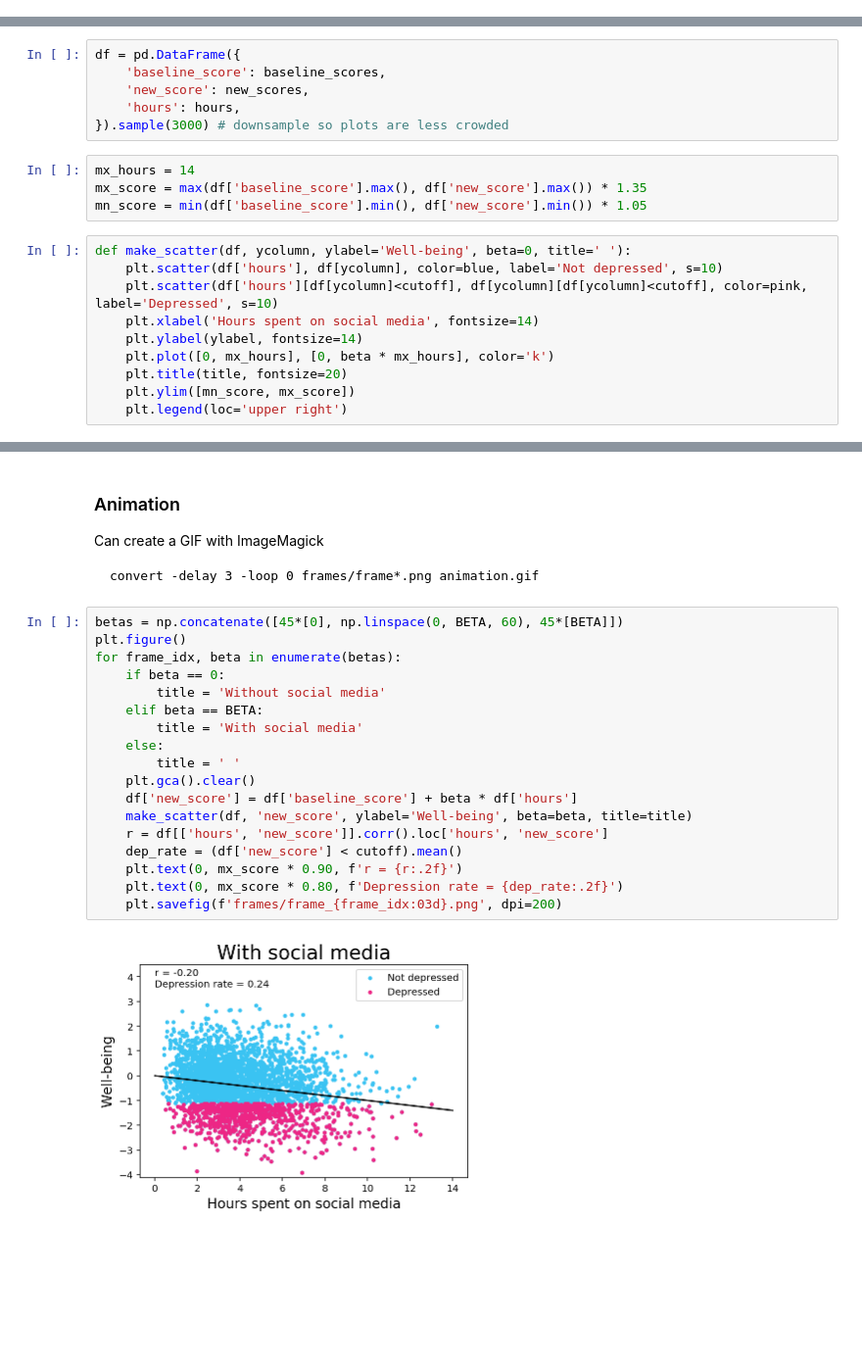
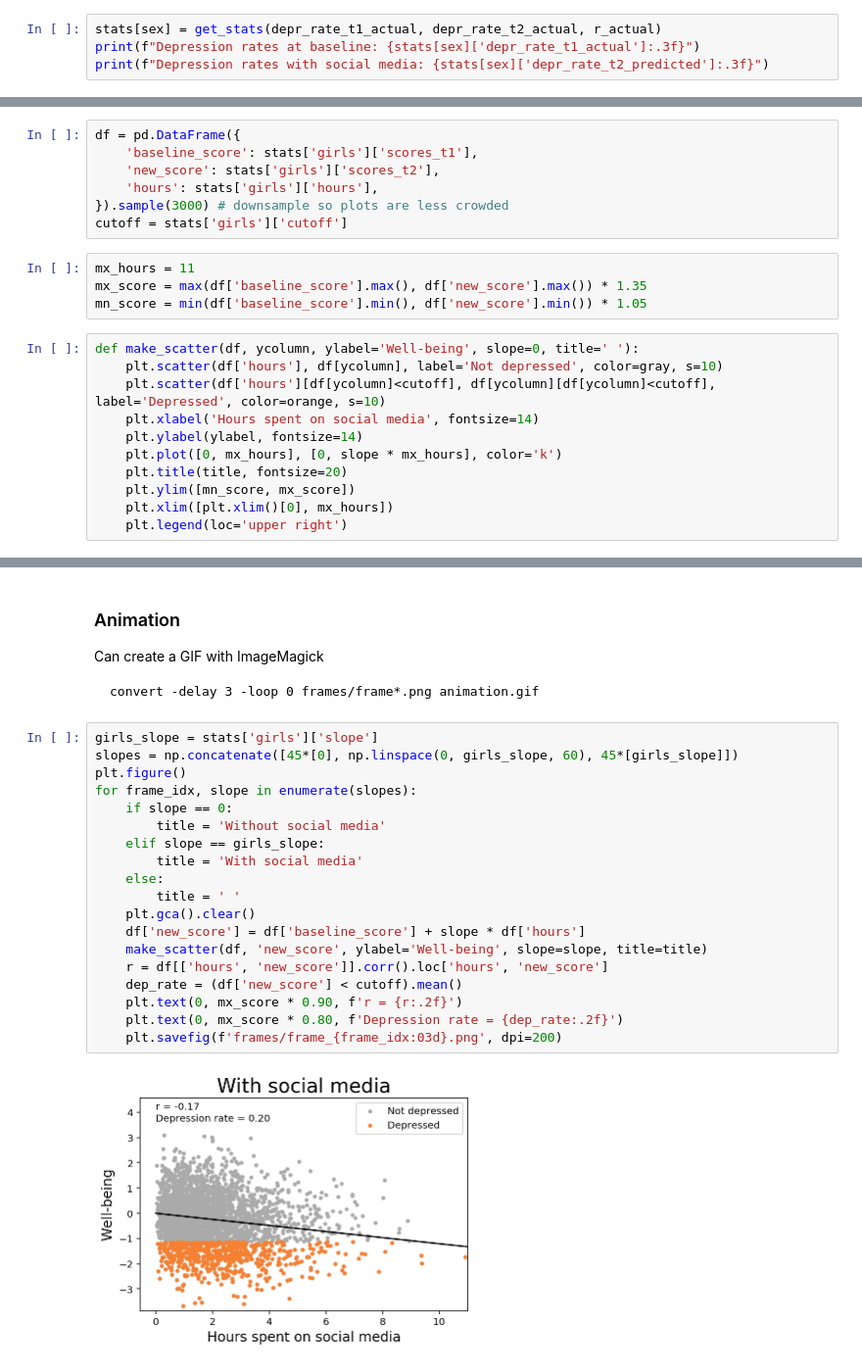
Before and after one commit to csaid/teen-depression-and-social-media, a Jupyter notebook: Teen mental health and social media – Back of the envelope calculations.ipynb, the cells around one changed output, grey strips where cells are left out. Shown: that part at 98% size. Cells and saved outputs as stored; diff of their text form; blank space fills up the shorter version.

````diff
--- a/Teen mental health and social media – Back of the envelope calculations.ipynb
+++ b/Teen mental health and social media – Back of the envelope calculations.ipynb
@@ -67,0 +141,4 @@ Depression rates with social media: 0.24
+# %%
+stats[sex] = get_stats(depr_rate_t1_actual, depr_rate_t2_actual, r_actual)
+print(f"Depression rates at baseline: {stats[sex]['depr_rate_t1_actual']:.3f}")
+print(f"Depression rates with social media: {stats[sex]['depr_rate_t2_predicted']:.3f}")
@@ -69,23 +154,25 @@ Depression rates with social media: 0.24
 # Plots
 # %%
 df = pd.DataFrame({
-    'baseline_score': baseline_scores,
-    'new_score': new_scores,
-    'hours': hours,
+    'baseline_score': stats['girls']['scores_t1'],
+    'new_score': stats['girls']['scores_t2'],
+    'hours': stats['girls']['hours'],
 }).sample(3000) # downsample so plots are less crowded
+cutoff = stats['girls']['cutoff']
 # %%
-mx_hours = 14
+mx_hours = 11
 mx_score = max(df['baseline_score'].max(), df['new_score'].max()) * 1.35
 mn_score = min(df['baseline_score'].min(), df['new_score'].min()) * 1.05
 # %%
-def make_scatter(df, ycolumn, ylabel='Well-being', beta=0, title=' '):
-    plt.scatter(df['hours'], df[ycolumn], color=blue, label='Not depressed', s=10)
-    plt.scatter(df['hours'][df[ycolumn]<cutoff], df[ycolumn][df[ycolumn]<cutoff], color=pink, label='Depressed', s=10)
+def make_scatter(df, ycolumn, ylabel='Well-being', slope=0, title=' '):
+    plt.scatter(df['hours'], df[ycolumn], label='Not depressed', color=gray, s=10)
+    plt.scatter(df['hours'][df[ycolumn]<cutoff], df[ycolumn][df[ycolumn]<cutoff], label='Depressed', color=orange, s=10)
     plt.xlabel('Hours spent on social media', fontsize=14)
     plt.ylabel(ylabel, fontsize=14)
-    plt.plot([0, mx_hours], [0, beta * mx_hours], color='k')
+    plt.plot([0, mx_hours], [0, slope * mx_hours], color='k')
     plt.title(title, fontsize=20)
     plt.ylim([mn_score, mx_score])
+    plt.xlim([plt.xlim()[0], mx_hours])
     plt.legend(loc='upper right')
 # %% [markdown]
 ### Side-by-side plot
@@ -104,22 +191,23 @@ Can create a GIF with ImageMagick
 convert -delay 3 -loop 0 frames/frame*.png animation.gif
 ```
 # %%
-betas = np.concatenate([45*[0], np.linspace(0, BETA, 60), 45*[BETA]])
+girls_slope = stats['girls']['slope']
+slopes = np.concatenate([45*[0], np.linspace(0, girls_slope, 60), 45*[girls_slope]])
 plt.figure()
-for frame_idx, beta in enumerate(betas):
-    if beta == 0:
+for frame_idx, slope in enumerate(slopes):
+    if slope == 0:
         title = 'Without social media'
-    elif beta == BETA:
+    elif slope == girls_slope:
         title = 'With social media'
     else:
         title = ' '
     plt.gca().clear()
-    df['new_score'] = df['baseline_score'] + beta * df['hours']
-    make_scatter(df, 'new_score', ylabel='Well-being', beta=beta, title=title)
+    df['new_score'] = df['baseline_score'] + slope * df['hours']
+    make_scatter(df, 'new_score', ylabel='Well-being', slope=slope, title=title)
     r = df[['hours', 'new_score']].corr().loc['hours', 'new_score']
     dep_rate = (df['new_score'] < cutoff).mean()
     plt.text(0, mx_score * 0.90, f'r = {r:.2f}')
     plt.text(0, mx_score * 0.80, f'Depression rate = {dep_rate:.2f}')
     plt.savefig(f'frames/frame_{frame_idx:03d}.png', dpi=200)
 # %% [output]
-[figure, old version]
+[figure, new version]
````
Also changed, not shown: parts of 26 cells of this notebook.
